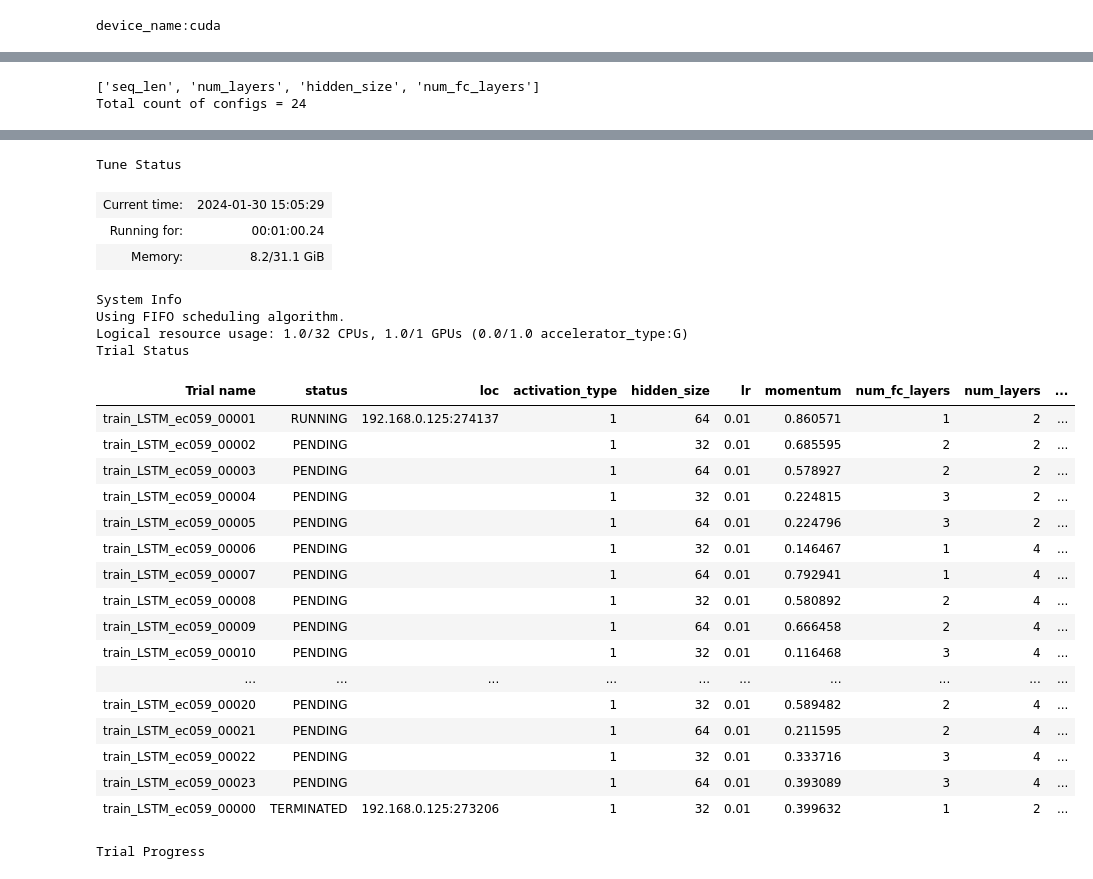
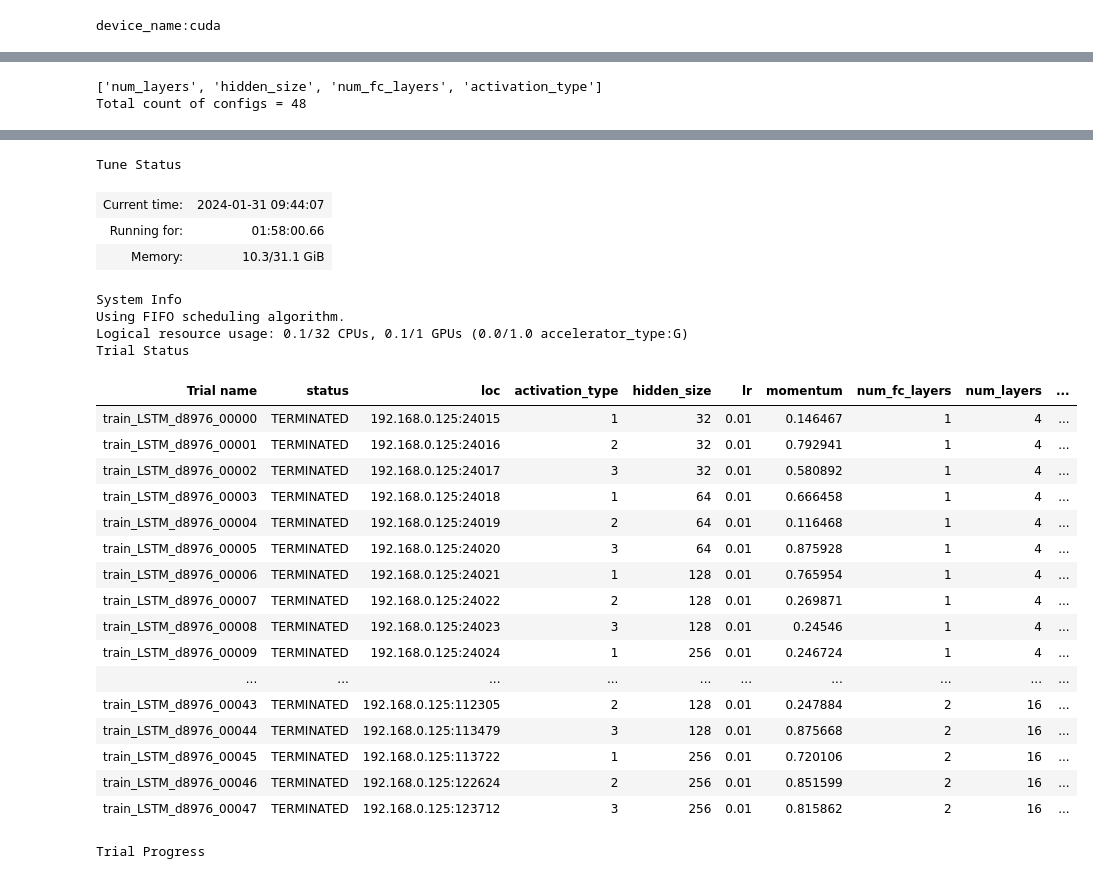
Before and after one commit to cloudaipro/fin-ml, a Jupyter notebook: StockPCTLabelPredictLSTM.ipynb, the cells around one changed output, grey strips where cells are left out. Drawn from its saved outputs; the diff is of its cells as text; code cells hidden in the pictures.

```diff
--- a/StockPCTLabelPredictLSTM.ipynb
+++ b/StockPCTLabelPredictLSTM.ipynb
@@ -191,9 +192,9 @@ def gen_analysis_data(stk_data, _return_period):
     )
 
     data = pd.concat(
-        [data.dropna().astype("float32"), gen_pct_label(stk_data, _return_period)],
+        [data.astype("float32"), gen_pct_label(stk_data, _return_period)],
         axis=1,
-    )
+    ).dropna()
     return data
 # %%
 from torch.utils.data import Dataset, DataLoader
@@ -379,8 +425,4 @@ def load_model(file_path):
 # %%
-import math
-from sklearn.metrics import mean_squared_error
-
-
 def eval_dl_method(model, dl, device=device):
     from sklearn.metrics import f1_score
 
@@ -394,7 +436,7 @@ def eval_dl_method(model, dl, device=device):
         x = x.to(device)
         y = y.to(device)
         outputs = model(x)
-        _, predicted = torch.max(outputs, dim=1)
+        values, predicted = torch.max(outputs, dim=1)
         total += y.shape[0]
         correct += int((predicted == y).sum())
         # f1 += f1_score(y.cpu().detach(), predicted.cpu().detach())
@@ -484,5 +547,5 @@ def do_train(model, optimizer, train_dl, test_dl, id_str, config, writer=None):
 # %%
-def train_LSTM(config, tensorreport=True):
+def train_LSTM(config, tensorreport=False):
     _return_period = config["return_period"]
     _seq_len = config["seq_len"]
     lr = config["lr"]
@@ -550,14 +610,16 @@ train_LSTM(config, tensorreport=True)
 # %%
 search_space = {
     "return_period": tune.grid_search([5]),  # [2,3,5,10]
-    "seq_len": tune.grid_search([5, 10]),
+    "seq_len": tune.grid_search([5]),  # 10]),
     "lr": tune.grid_search([0.01]),  # [0.001, 0.01, 0.1]
     "momentum": tune.uniform(0.1, 0.9),
-    "optim_type": tune.grid_search([2]),  # [1, 2]
-    "num_layers": tune.grid_search([2, 4]),  # , 8, 16]),  # [1, 2, 4, 8]
-    "hidden_size": tune.grid_search([32, 64]),  # , 128, 256]),  # [8, 16, 32, 64, 128]
-    "num_fc_layers": tune.grid_search([1, 2, 3]),  # 1, 2, 3]),
-    "activation_type": tune.grid_search([1]),  # , 2, 3]),  # , 2, 3])
+    "optim_type": tune.grid_search([1]),  # 1: Adam, 2: SGD
+    "num_layers": tune.grid_search([4, 16]),  # [1, 2, 4, 8]
+    "hidden_size": tune.grid_search([32, 64, 128, 256]),  # [8, 16, 32, 64, 128]
+    "num_fc_layers": tune.grid_search([1, 2]),  # 1, 2, 3]),
+    "activation_type": tune.grid_search(
+        [1, 2, 3]
+    ),  # 1: ReLU(),  2: Sigmoid(),  3: Tanh()
 }
 
 turning_parameters = []
@@ -573,8 +635,8 @@ for k, v in search_space.items():
 print(turning_parameters)
 print(f"Total count of configs = {total_configs}")
 # %% [output]
-['seq_len', 'num_layers', 'hidden_size', 'num_fc_layers']
-Total count of configs = 24
+['num_layers', 'hidden_size', 'num_fc_layers', 'activation_type']
+Total count of configs = 48
 # %%
 import warnings
 
@@ -586,7 +648,7 @@ os.mkdir(log_dir)
 analysis = tune.run(
     train_LSTM,
     config=search_space,
-    resources_per_trial={"cpu": 1, "gpu": 1},
+    resources_per_trial={"cpu": 0.1, "gpu": 0.1},
     metric="mean_accuracy",
     mode="max",
 )
@@ -595,27 +657,27 @@ analysis = tune.run(
 Tune Status
-| Current time: | 2024-01-30 15:05:29 |
-| Running for: | 00:01:00.24 |
-| Memory: | 8.2/31.1 GiB |
+| Current time: | 2024-01-31 09:44:07 |
+| Running for: | 01:58:00.66 |
+| Memory: | 10.3/31.1 GiB |
 System Info
 Using FIFO scheduling algorithm.
-Logical resource usage: 1.0/32 CPUs, 1.0/1 GPUs (0.0/1.0 accelerator_type:G)
+Logical resource usage: 0.1/32 CPUs, 0.1/1 GPUs (0.0/1.0 accelerator_type:G)
 Trial Status
 | Trial name | status | loc | activation_type | hidden_size | lr | momentum | num_fc_layers | num_layers | ... |
-| train_LSTM_ec059_00001 | RUNNING | 192.168.0.125:274137 | 1 | 64 | 0.01 | 0.860571 | 1 | 2 | ... |
-| train_LSTM_ec059_00002 | PENDING |  | 1 | 32 | 0.01 | 0.685595 | 2 | 2 | ... |
-| train_LSTM_ec059_00003 | PENDING |  | 1 | 64 | 0.01 | 0.578927 | 2 | 2 | ... |
-| train_LSTM_ec059_00004 | PENDING |  | 1 | 32 | 0.01 | 0.224815 | 3 | 2 | ... |
-| train_LSTM_ec059_00005 | PENDING |  | 1 | 64 | 0.01 | 0.224796 | 3 | 2 | ... |
-| train_LSTM_ec059_00006 | PENDING |  | 1 | 32 | 0.01 | 0.146467 | 1 | 4 | ... |
-| train_LSTM_ec059_00007 | PENDING |  | 1 | 64 | 0.01 | 0.792941 | 1 | 4 | ... |
-| train_LSTM_ec059_00008 | PENDING |  | 1 | 32 | 0.01 | 0.580892 | 2 | 4 | ... |
-| train_LSTM_ec059_00009 | PENDING |  | 1 | 64 | 0.01 | 0.666458 | 2 | 4 | ... |
-| train_LSTM_ec059_00010 | PENDING |  | 1 | 32 | 0.01 | 0.116468 | 3 | 4 | ... |
+| train_LSTM_d8976_00000 | TERMINATED | 192.168.0.125:24015 | 1 | 32 | 0.01 | 0.146467 | 1 | 4 | ... |
+| train_LSTM_d8976_00001 | TERMINATED | 192.168.0.125:24016 | 2 | 32 | 0.01 | 0.792941 | 1 | 4 | ... |
+| train_LSTM_d8976_00002 | TERMINATED | 192.168.0.125:24017 | 3 | 32 | 0.01 | 0.580892 | 1 | 4 | ... |
+| train_LSTM_d8976_00003 | TERMINATED | 192.168.0.125:24018 | 1 | 64 | 0.01 | 0.666458 | 1 | 4 | ... |
+| train_LSTM_d8976_00004 | TERMINATED | 192.168.0.125:24019 | 2 | 64 | 0.01 | 0.116468 | 1 | 4 | ... |
+| train_LSTM_d8976_00005 | TERMINATED | 192.168.0.125:24020 | 3 | 64 | 0.01 | 0.875928 | 1 | 4 | ... |
+| train_LSTM_d8976_00006 | TERMINATED | 192.168.0.125:24021 | 1 | 128 | 0.01 | 0.765954 | 1 | 4 | ... |
+| train_LSTM_d8976_00007 | TERMINATED | 192.168.0.125:24022 | 2 | 128 | 0.01 | 0.269871 | 1 | 4 | ... |
+| train_LSTM_d8976_00008 | TERMINATED | 192.168.0.125:24023 | 3 | 128 | 0.01 | 0.24546 | 1 | 4 | ... |
+| train_LSTM_d8976_00009 | TERMINATED | 192.168.0.125:24024 | 1 | 256 | 0.01 | 0.246724 | 1 | 4 | ... |
 | ... | ... | ... | ... | ... | ... | ... | ... | ... | ... |
-| train_LSTM_ec059_00020 | PENDING |  | 1 | 32 | 0.01 | 0.589482 | 2 | 4 | ... |
-| train_LSTM_ec059_00021 | PENDING |  | 1 | 64 | 0.01 | 0.211595 | 2 | 4 | ... |
-| train_LSTM_ec059_00022 | PENDING |  | 1 | 32 | 0.01 | 0.333716 | 3 | 4 | ... |
-| train_LSTM_ec059_00023 | PENDING |  | 1 | 64 | 0.01 | 0.393089 | 3 | 4 | ... |
-| train_LSTM_ec059_00000 | TERMINATED | 192.168.0.125:273206 | 1 | 32 | 0.01 | 0.399632 | 1 | 2 | ... |
+| train_LSTM_d8976_00043 | TERMINATED | 192.168.0.125:112305 | 2 | 128 | 0.01 | 0.247884 | 2 | 16 | ... |
+| train_LSTM_d8976_00044 | TERMINATED | 192.168.0.125:113479 | 3 | 128 | 0.01 | 0.875668 | 2 | 16 | ... |
+| train_LSTM_d8976_00045 | TERMINATED | 192.168.0.125:113722 | 1 | 256 | 0.01 | 0.720106 | 2 | 16 | ... |
+| train_LSTM_d8976_00046 | TERMINATED | 192.168.0.125:122624 | 2 | 256 | 0.01 | 0.851599 | 2 | 16 | ... |
+| train_LSTM_d8976_00047 | TERMINATED | 192.168.0.125:123712 | 3 | 256 | 0.01 | 0.815862 | 2 | 16 | ... |
 Trial Progress
 | Trial name | loss | mean_accuracy | train_accuracy |
```
Also changed, not shown: parts of 14 cells of this notebook.
